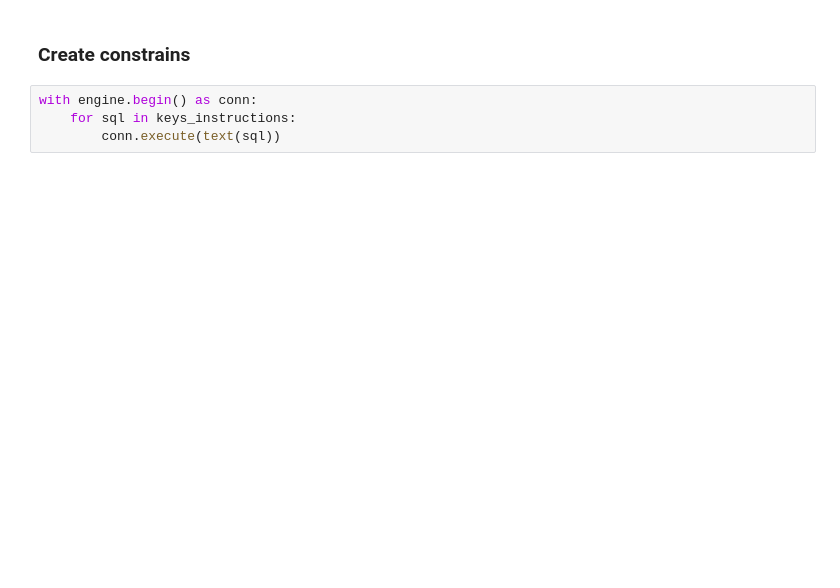
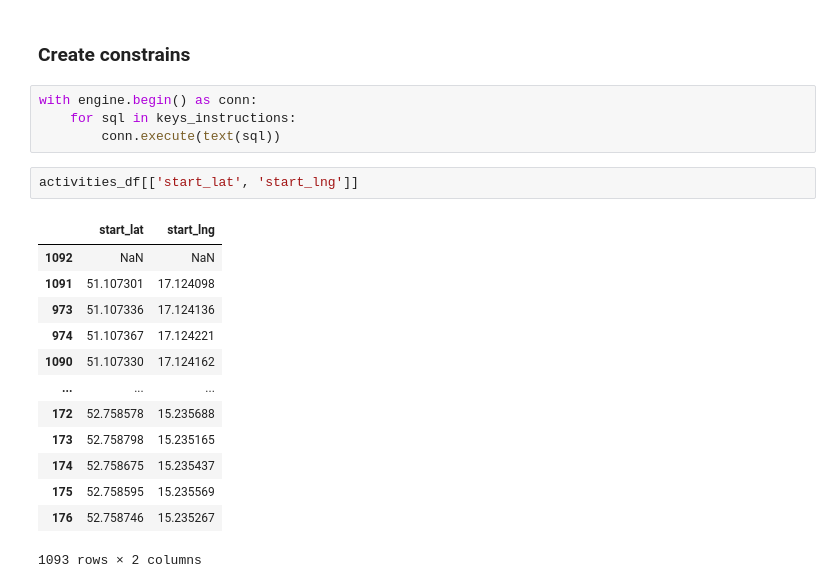
Before and after one commit to lowickib/Strava-Analytics, a Jupyter notebook: 2_Silver_Layer.ipynb, the cells around one changed output. Saved outputs shown, nothing was run; the diff lists cells and outputs as text; blank space fills up the shorter version.

```diff
--- a/2_Silver_Layer.ipynb
+++ b/2_Silver_Layer.ipynb
@@ -1293,3 +1195,19 @@ keys_instructions= [
 with engine.begin() as conn:
     for sql in keys_instructions:
         conn.execute(text(sql))
+# %%
+activities_df[['start_lat', 'start_lng']]
+# %% [output]
+|  | start_lat | start_lng |
+| 1092 | NaN | NaN |
+| 1091 | 51.107301 | 17.124098 |
+| 973 | 51.107336 | 17.124136 |
+| 974 | 51.107367 | 17.124221 |
+| 1090 | 51.107330 | 17.124162 |
+| ... | ... | ... |
+| 172 | 52.758578 | 15.235688 |
+| 173 | 52.758798 | 15.235165 |
+| 174 | 52.758675 | 15.235437 |
+| 175 | 52.758595 | 15.235569 |
+| 176 | 52.758746 | 15.235267 |
+1093 rows × 2 columns
```
Also changed, not shown: parts of 30 cells of this notebook, 2 other files.
